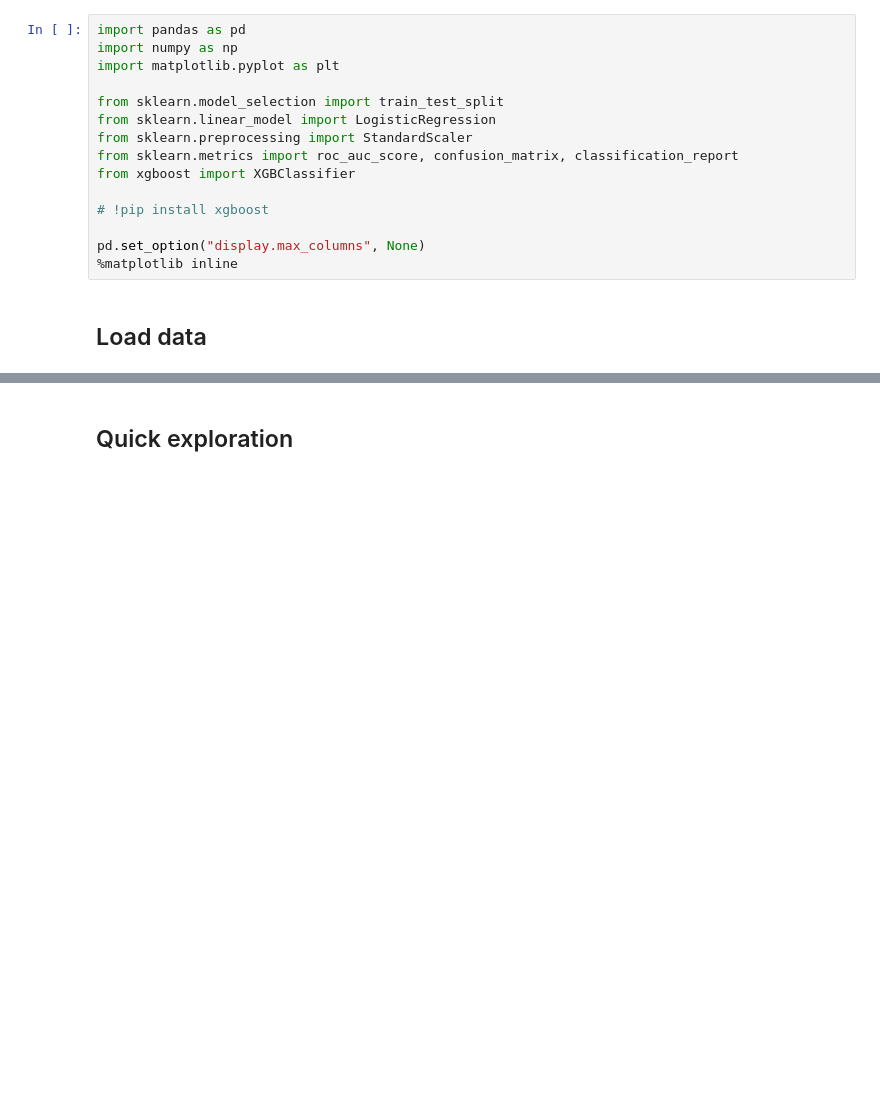
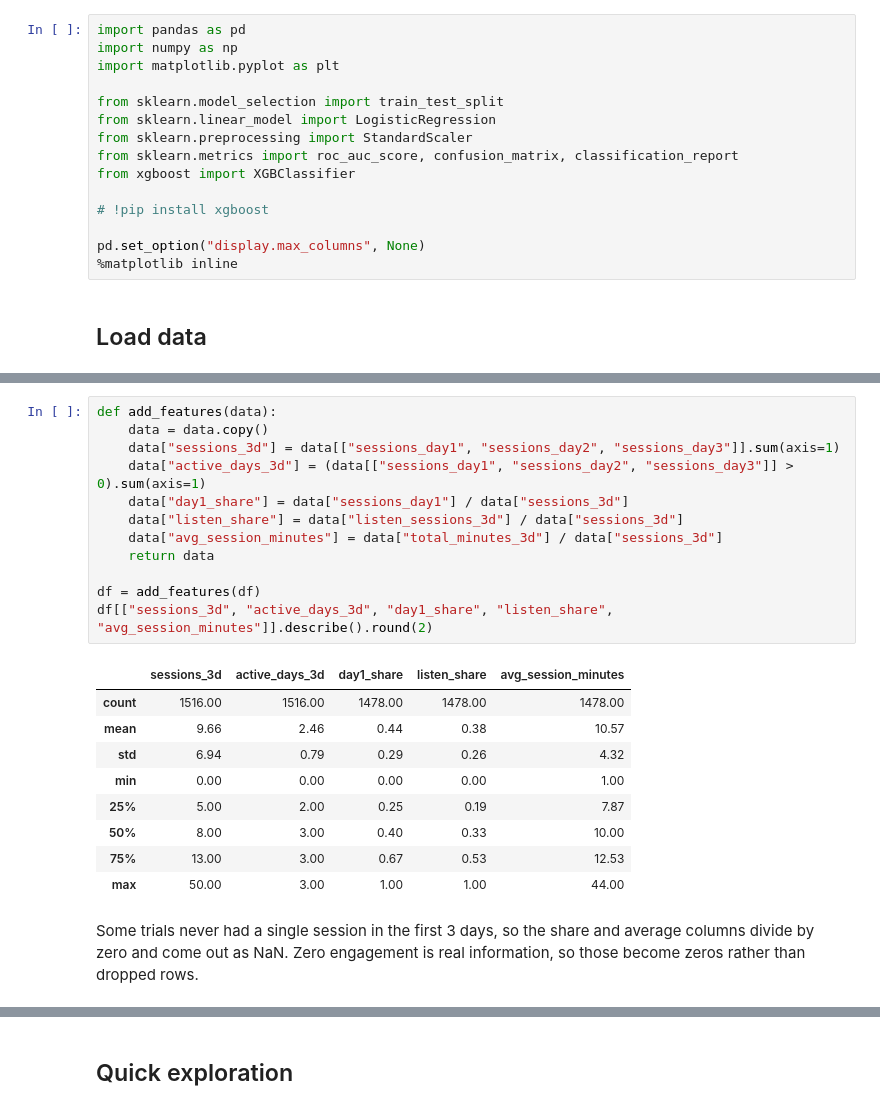
Before and after one commit to evangoh122/futureproof-ds, a Jupyter notebook: trial_conversion_model.ipynb, the cells around one changed output, grey strips where cells are left out. Saved outputs shown, nothing was run; the diff lists cells and outputs as text; blank space fills up the shorter version.

```diff
--- a/trial_conversion_model.ipynb
+++ b/trial_conversion_model.ipynb
@@ -64,0 +68,24 @@ memory usage: 194.6 KB
+# %%
+def add_features(data):
+    data = data.copy()
+    data["sessions_3d"] = data[["sessions_day1", "sessions_day2", "sessions_day3"]].sum(axis=1)
+    data["active_days_3d"] = (data[["sessions_day1", "sessions_day2", "sessions_day3"]] > 0).sum(axis=1)
+    data["day1_share"] = data["sessions_day1"] / data["sessions_3d"]
+    data["listen_share"] = data["listen_sessions_3d"] / data["sessions_3d"]
+    data["avg_session_minutes"] = data["total_minutes_3d"] / data["sessions_3d"]
+    return data
+
+df = add_features(df)
+df[["sessions_3d", "active_days_3d", "day1_share", "listen_share", "avg_session_minutes"]].describe().round(2)
+# %% [output]
+|  | sessions_3d | active_days_3d | day1_share | listen_share | avg_session_minutes |
+| count | 1516.00 | 1516.00 | 1478.00 | 1478.00 | 1478.00 |
+| mean | 9.66 | 2.46 | 0.44 | 0.38 | 10.57 |
+| std | 6.94 | 0.79 | 0.29 | 0.26 | 4.32 |
+| min | 0.00 | 0.00 | 0.00 | 0.00 | 1.00 |
+| 25% | 5.00 | 2.00 | 0.25 | 0.19 | 7.87 |
+| 50% | 8.00 | 3.00 | 0.40 | 0.33 | 10.00 |
+| 75% | 13.00 | 3.00 | 0.67 | 0.53 | 12.53 |
+| max | 50.00 | 3.00 | 1.00 | 1.00 | 44.00 |
+# %% [markdown]
+Some trials never had a single session in the first 3 days, so the share and average columns divide by zero and come out as NaN. Zero engagement is real information, so those become zeros rather than dropped rows.
```
Also changed, not shown: parts of 16 cells of this notebook.
